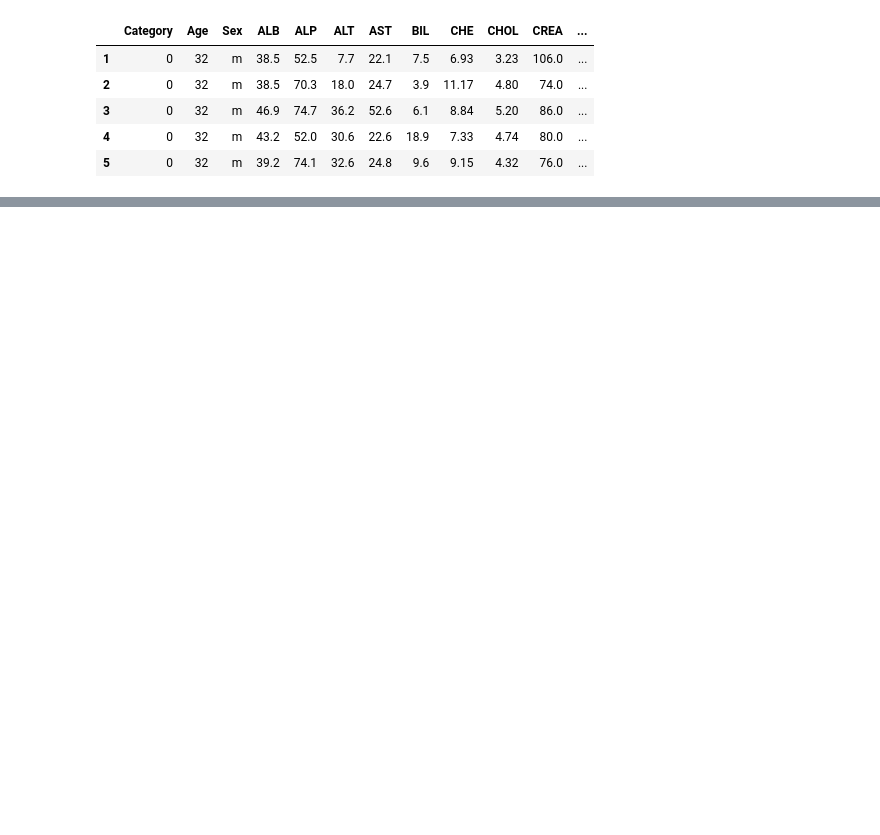
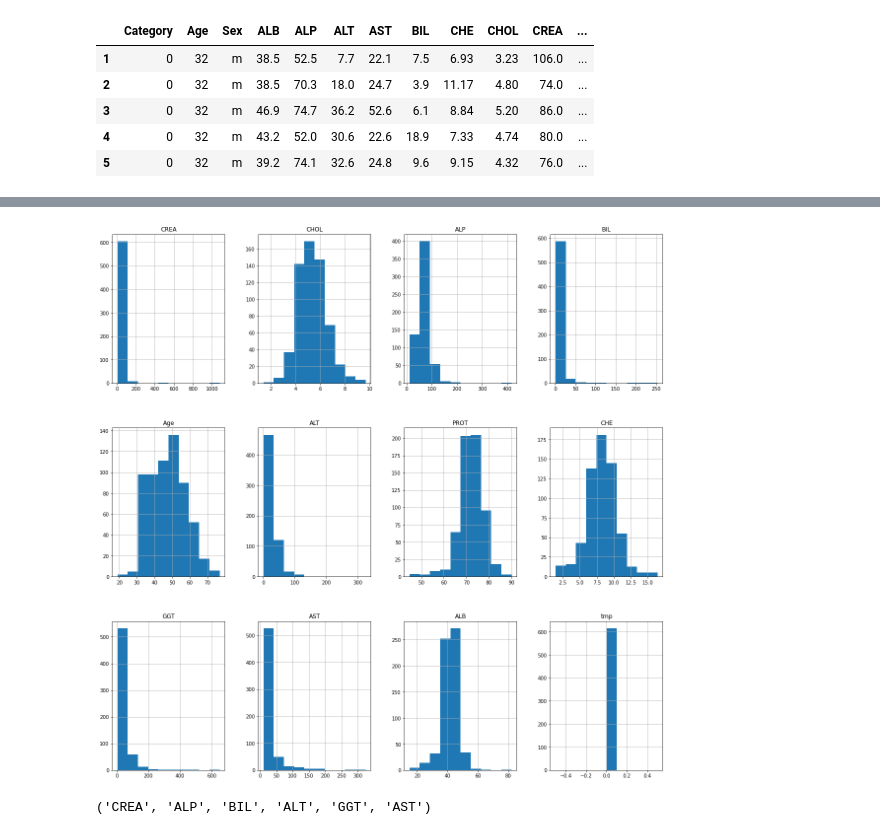
Before and after one commit to sates298/HCV-fuzzy-classifier, a Jupyter notebook: notebooks/eda.ipynb, the cells around one changed output, grey strips where cells are left out. Drawn from its saved outputs; the diff is of its cells as text; code cells hidden in the pictures; blank space fills up the shorter version.

```diff
--- a/notebooks/eda.ipynb
+++ b/notebooks/eda.ipynb
@@ -28,0 +53,13 @@ df_eda.head()
+# %%
+df_tmp = df_eda.copy()
+df_tmp['tmp'] = 0.0
+fig, axis = plt.subplots(3, 4,figsize=(20, 20))
+fig = df_tmp.hist(ax=axis)
+# %% [output]
+[figure, added]
+# %%
+normal_columns = ('Age', 'CHOL', 'ALB', 'CHE', 'PROT')
+long_tail_columns = tuple(set(df_eda.columns) - set(normal_columns))
+long_tail_columns
+# %% [output]
+('CREA', 'ALP', 'BIL', 'ALT', 'GGT', 'AST')
```
Also changed, not shown: parts of 7 cells of this notebook, 1 other file.
